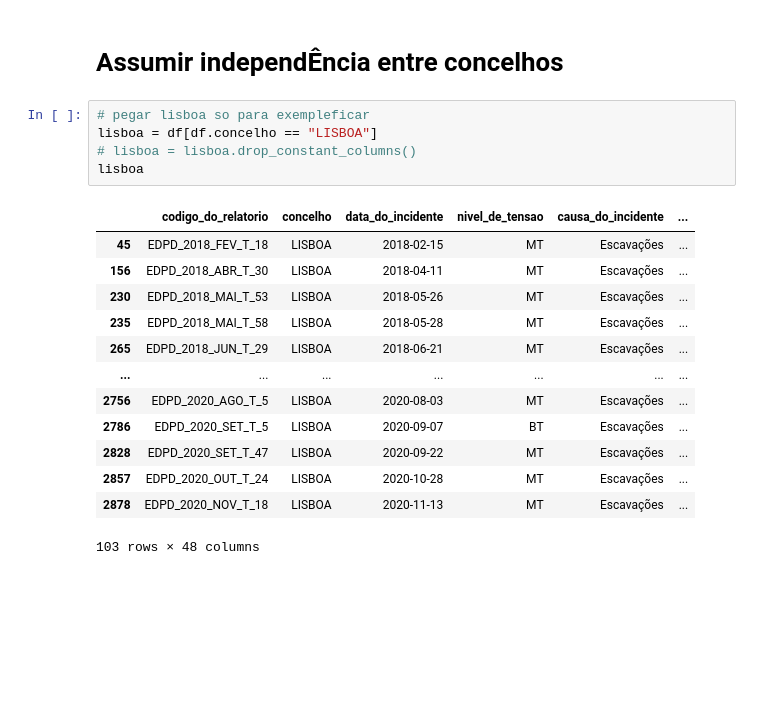
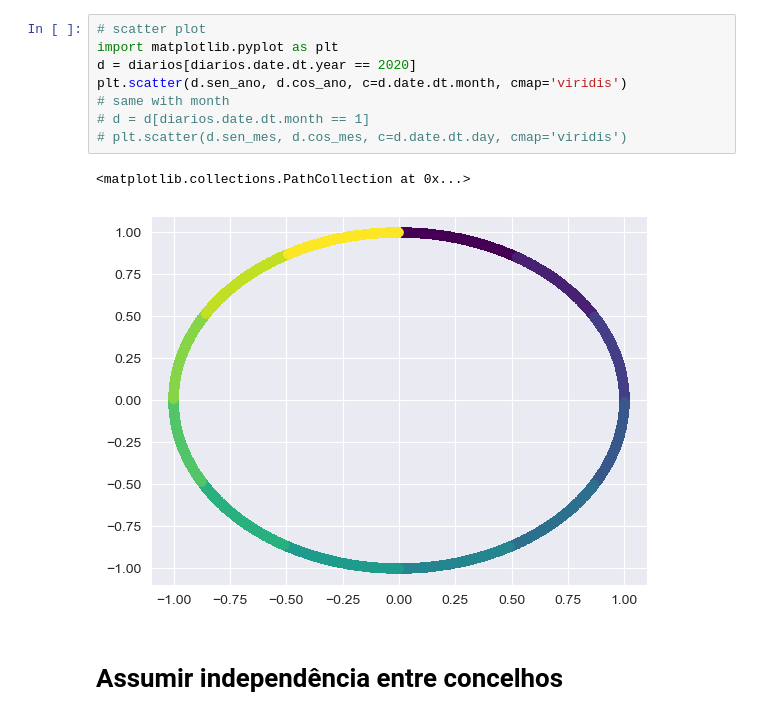
Before and after one commit to Vullkano/pfacd, a Jupyter notebook: src/modeling/modeling_cum.ipynb, the cells around one changed output. Drawn from its saved outputs; the diff is of its cells as text; blank space fills up the shorter version.

```diff
--- a/src/modeling/modeling_cum.ipynb
+++ b/src/modeling/modeling_cum.ipynb
@@ -109,21 +114,13 @@ Index(['codigo_do_relatorio', 'concelho', 'data_do_incidente',
+# %%
+# scatter plot
+import matplotlib.pyplot as plt
+d = diarios[diarios.date.dt.year == 2020]
+plt.scatter(d.sen_ano, d.cos_ano, c=d.date.dt.month, cmap='viridis')
+# same with month
+# d = d[diarios.date.dt.month == 1]
+# plt.scatter(d.sen_mes, d.cos_mes, c=d.date.dt.day, cmap='viridis')
+# %% [output]
+<matplotlib.collections.PathCollection at 0x...>
+[figure, added]
 # %% [markdown]
-# Assumir independÊncia entre concelhos
+# Assumir independência entre concelhos
-# %%
-# pegar lisboa so para exempleficar
-lisboa = df[df.concelho == "LISBOA"]
-# lisboa = lisboa.drop_constant_columns()
-lisboa
-# %% [output]
-|  | codigo_do_relatorio | concelho | data_do_incidente | nivel_de_tensao | causa_do_incidente | ... |
-| 45 | EDPD_2018_FEV_T_18 | LISBOA | 2018-02-15 | MT | Escavações | ... |
-| 156 | EDPD_2018_ABR_T_30 | LISBOA | 2018-04-11 | MT | Escavações | ... |
-| 230 | EDPD_2018_MAI_T_53 | LISBOA | 2018-05-26 | MT | Escavações | ... |
-| 235 | EDPD_2018_MAI_T_58 | LISBOA | 2018-05-28 | MT | Escavações | ... |
-| 265 | EDPD_2018_JUN_T_29 | LISBOA | 2018-06-21 | MT | Escavações | ... |
-| ... | ... | ... | ... | ... | ... | ... |
-| 2756 | EDPD_2020_AGO_T_5 | LISBOA | 2020-08-03 | MT | Escavações | ... |
-| 2786 | EDPD_2020_SET_T_5 | LISBOA | 2020-09-07 | BT | Escavações | ... |
-| 2828 | EDPD_2020_SET_T_47 | LISBOA | 2020-09-22 | MT | Escavações | ... |
-| 2857 | EDPD_2020_OUT_T_24 | LISBOA | 2020-10-28 | MT | Escavações | ... |
-| 2878 | EDPD_2020_NOV_T_18 | LISBOA | 2020-11-13 | MT | Escavações | ... |
-103 rows × 48 columns
```
Also changed, not shown: parts of 20 cells of this notebook, 1 other file.
